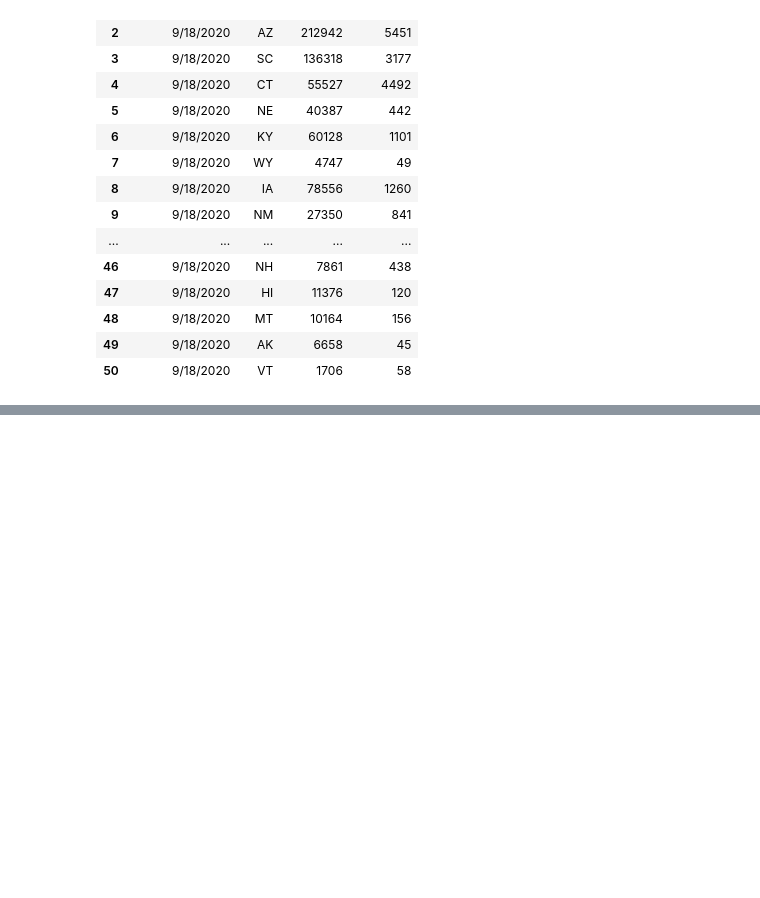
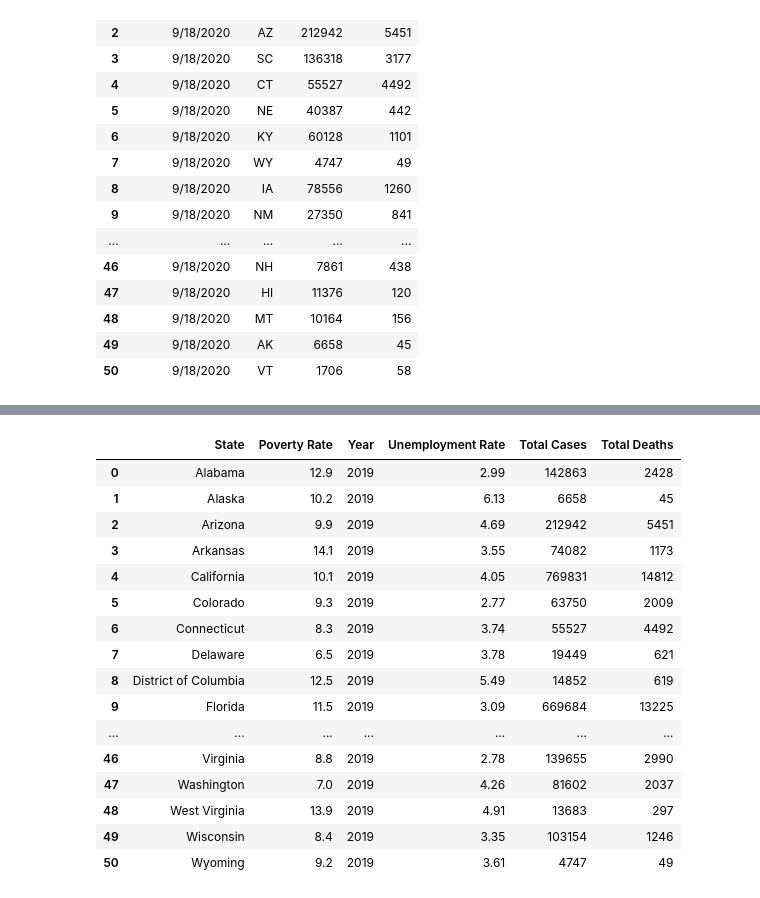
Before and after one commit to Vejaem/UofRTeamProjectAVR, a Jupyter notebook: Data Clean Up.ipynb, the cells around one changed output, grey strips where cells are left out. Drawn from its saved outputs; the diff is of its cells as text; code cells hidden in the pictures; blank space fills up the shorter version.

```diff
--- a/Data Clean Up.ipynb
+++ b/Data Clean Up.ipynb
@@ -326,0 +324,7 @@ new_covid_df.to_csv(output_file_2)
+# %%
+new_covid_df['State']= ['Colorado', 'Florida', 'Arizona', 'South Carolina', 'Connecticut', 'Nebraska', 'Kentucky', 'Wyoming', 'Iowa', 'New Mexico', 'North Dakota',
+                       'Washington', 'Tennessee', 'Massachusetts', 'Pennsylvania', 'Ohio', 'Alabama', 'Michigan', 'Virginia', 'California', 'New Jersey', 'Illinois',
+                       'Mississippi', 'Texas', 'Louisiana', 'Georgia', 'New York', 'Nevada', 'Wisconsin', 'Indiana', 'Oregon', 'Maryland', 'Oklahoma', 'North Carolina',
+                        'Idaho','Utah', 'Missouri', 'Arkansas', 'Delaware', 'Minnesota', 'West Virginia', 'Rhode Island', 'District of Columbia', 'Maine', 'Kansas', 'South Dakota',
+                       'New Hampshire', 'Hawaii', 'Montana', 'Alaska', 'Vermont']
+new_covid_df.head()
@@ -326,0 +338,4 @@ new_covid_df.to_csv(output_file_2)
+# %%
+new_covid_df = new_covid_df.drop(['state', 'submission_date'], axis=1)
+new_covid_df.rename(columns={'tot_cases':'Total Cases', 'tot_death':'Total Deaths'}, inplace=True)
+new_covid_df.head()
@@ -326,0 +349,21 @@ new_covid_df.to_csv(output_file_2)
+# %%
+complete_df = merged_df = pd.merge(merged_df, new_covid_df, on='State', how='outer')
+complete_df
+# %% [output]
+|  | State | Poverty Rate | Year | Unemployment Rate | Total Cases | Total Deaths |
+| 0 | Alabama | 12.9 | 2019 | 2.99 | 142863 | 2428 |
+| 1 | Alaska | 10.2 | 2019 | 6.13 | 6658 | 45 |
+| 2 | Arizona | 9.9 | 2019 | 4.69 | 212942 | 5451 |
+| 3 | Arkansas | 14.1 | 2019 | 3.55 | 74082 | 1173 |
+| 4 | California | 10.1 | 2019 | 4.05 | 769831 | 14812 |
+| 5 | Colorado | 9.3 | 2019 | 2.77 | 63750 | 2009 |
+| 6 | Connecticut | 8.3 | 2019 | 3.74 | 55527 | 4492 |
+| 7 | Delaware | 6.5 | 2019 | 3.78 | 19449 | 621 |
+| 8 | District of Columbia | 12.5 | 2019 | 5.49 | 14852 | 619 |
+| 9 | Florida | 11.5 | 2019 | 3.09 | 669684 | 13225 |
+| ... | ... | ... | ... | ... | ... | ... |
+| 46 | Virginia | 8.8 | 2019 | 2.78 | 139655 | 2990 |
+| 47 | Washington | 7.0 | 2019 | 4.26 | 81602 | 2037 |
+| 48 | West Virginia | 13.9 | 2019 | 4.91 | 13683 | 297 |
+| 49 | Wisconsin | 8.4 | 2019 | 3.35 | 103154 | 1246 |
+| 50 | Wyoming | 9.2 | 2019 | 3.61 | 4747 | 49 |
```
Also changed, not shown: parts of 9 cells of this notebook, 4 other files.
